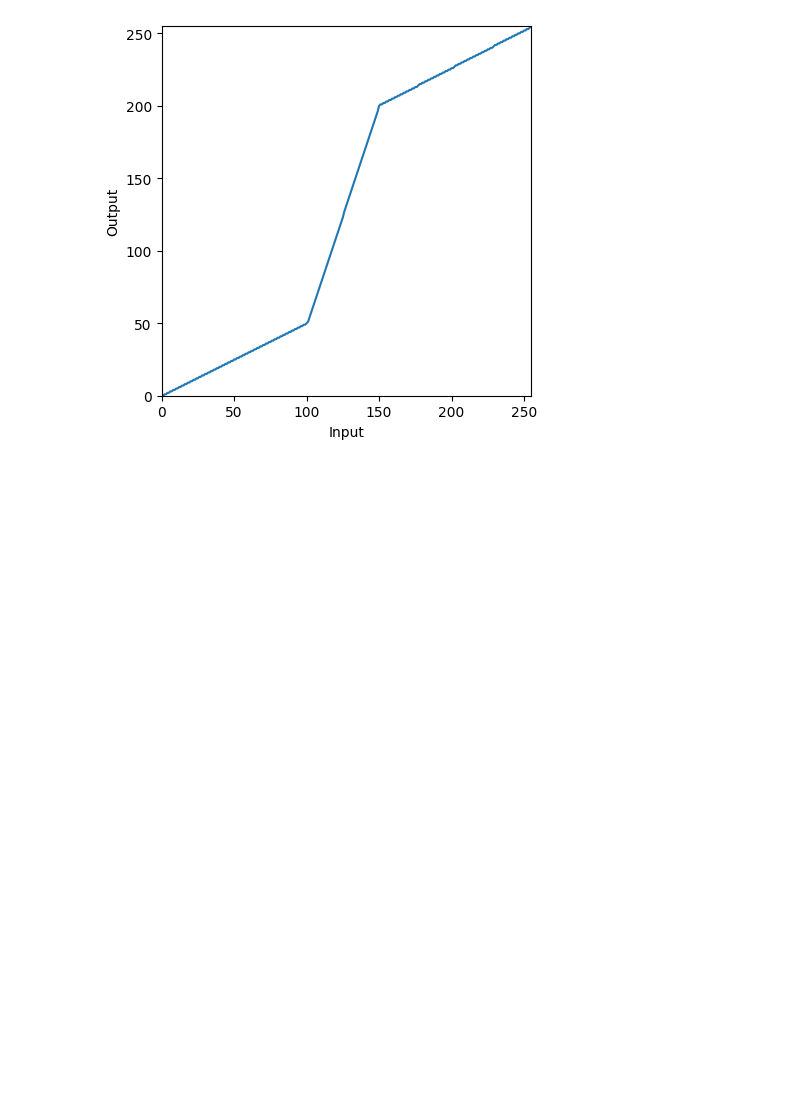
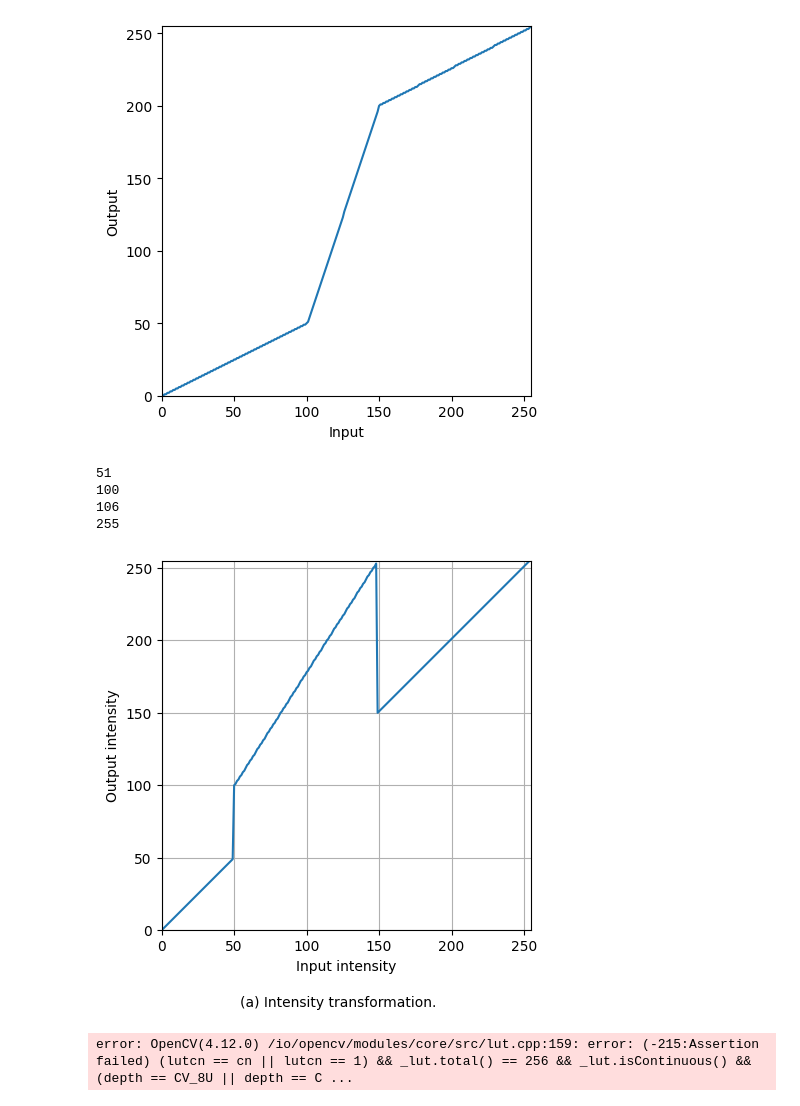
Before and after one commit to piumixit/CompVisionAssignment, a Jupyter notebook: 249316K.ipynb, the cells around one changed output. Saved outputs shown, nothing was run; the diff lists cells and outputs as text; code cells hidden in the pictures; blank space fills up the shorter version.

```diff
--- a/249316K.ipynb
+++ b/249316K.ipynb
@@ -41,3 +41,49 @@ plt.show()
 105
 256
 [figure]
+# %%
+import numpy as np
+import matplotlib.pyplot as plt
+
+
+points = np.array([(0, 0), (50, 50), (50, 100), (150, 255), (150, 150), (255, 255)])
+
+t1 = np.linspace(points[0,1], points[1,1], points[1,0] - points[0,0] + 1)
+print(len(t1))
+
+t2 = np.linspace(points[2,1], points[3,1], points[3,0] - points[2,0])
+print(len(t2))
+
+t3 = np.linspace(points[4,1], points[5,1], points[5,0] - points[4,0] + 1)
+print(len(t3))
+
+transform = np.concatenate((t1[:-1], t2[:-1], t3)).astype('uint8')
+print(len(transform))
+
+fig, ax = plt.subplots()
+ax.plot(transform)
+ax.set_xlabel('Input intensity')
+ax.set_ylabel('Output intensity')
+ax.set_xlim(0, 255)
+ax.set_ylim(0, 255)
+ax.set_aspect('equal')
+ax.grid(True)
+plt.figtext(0.5, -0.05, '(a) Intensity transformation.', ha='center')
+plt.show()
+
+img_orig = cv.imread('images/emma.jpg', cv.IMREAD_GRAYSCALE)
+
+image_transformed = cv.LUT(img_orig, transform)
+
+fig, ax = plt.subplots(1,2, figsize=(10,10))
+ax[0].imshow(img_orig, cmap='gray')
+ax[0].set_title('Original Image')
+ax[1].imshow(image_transformed, cmap='gray')
+ax[0].set_title('Transformed Image')
+# %% [output]
+51
+100
+106
+255
+[figure, added]
+error: OpenCV(4.12.0) /io/opencv/modules/core/src/lut.cpp:159: error: (-215:Assertion failed) (lutcn == cn || lutcn == 1) && _lut.total() == 256 && _lut.isContinuous() && (depth == CV_8U || depth == C ...
```
Also changed, not shown: parts of 1 cell of this notebook.
